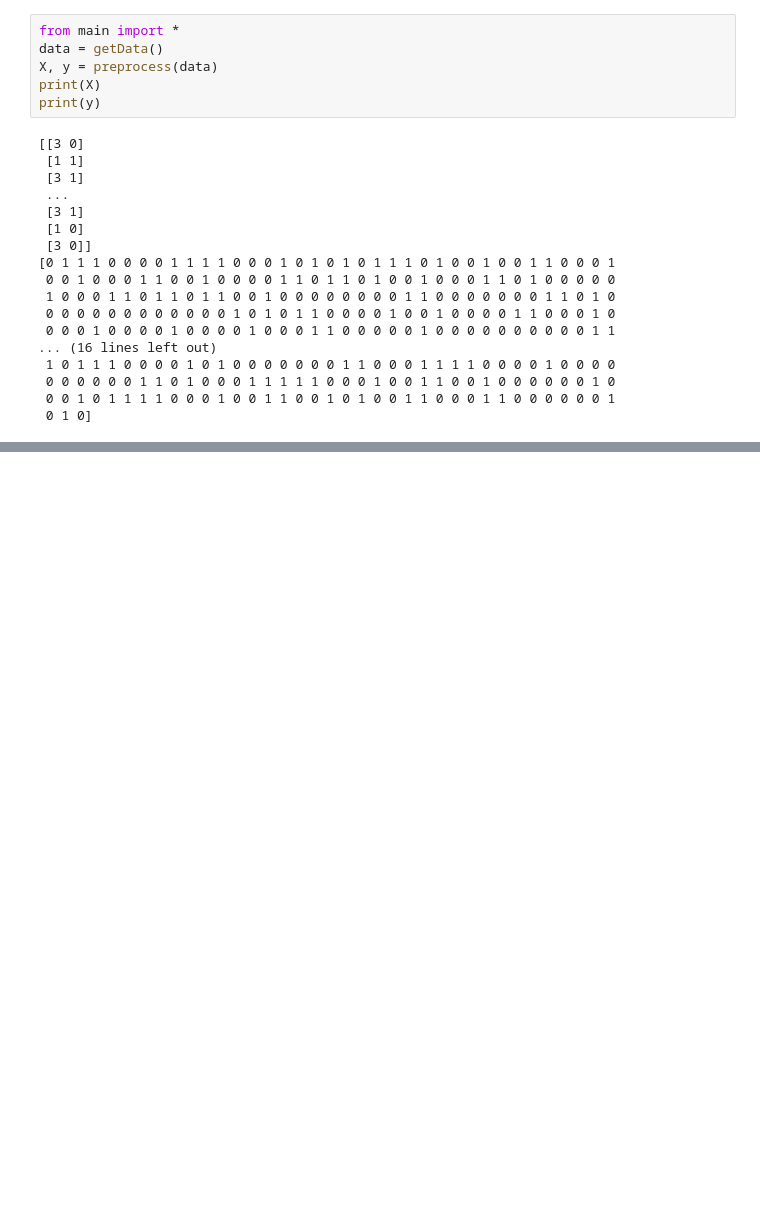
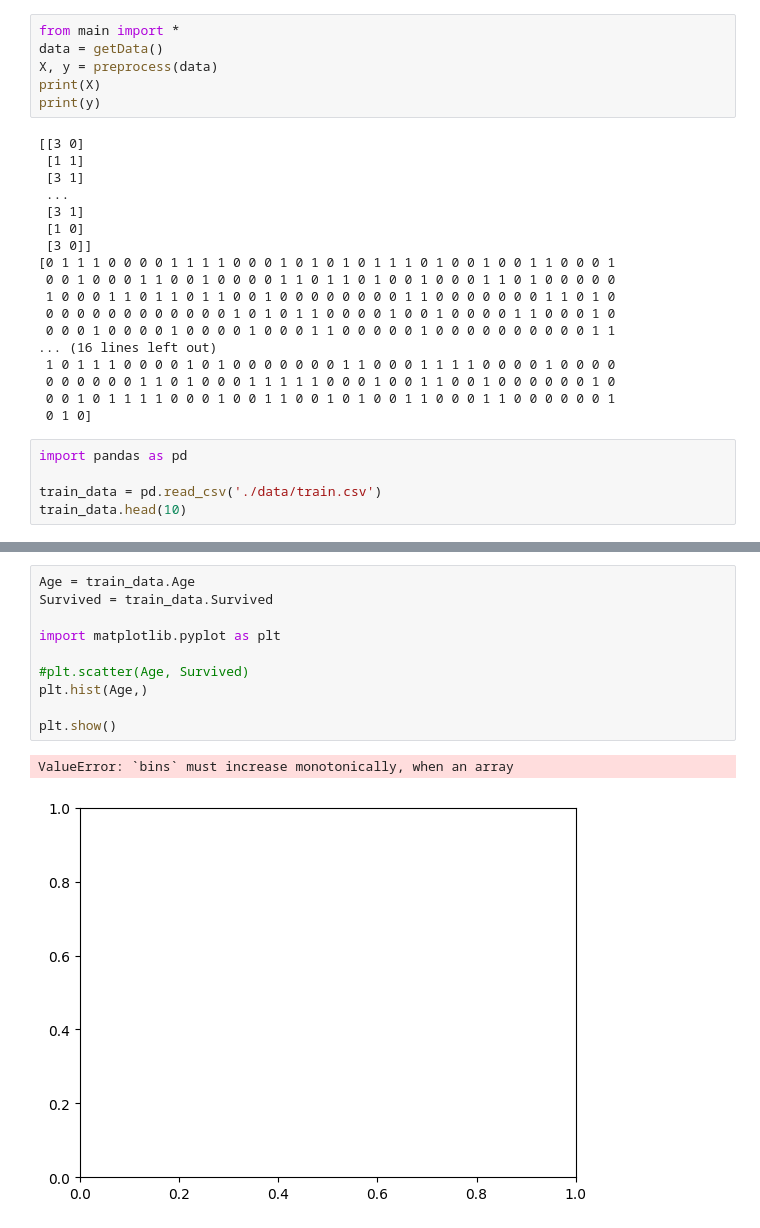
Before and after one commit to dev-onejun/AI-Study, a Jupyter notebook: kaggle/Titanic/research.ipynb, the cells around one changed output, grey strips where cells are left out. Cells and saved outputs as stored; diff of their text form; blank space fills up the shorter version.

```diff
--- a/kaggle/Titanic/research.ipynb
+++ b/kaggle/Titanic/research.ipynb
@@ -140,3 +140,8 @@ print(y)
  0 0 0 0 0 0 1 1 0 1 0 0 0 1 1 1 1 1 0 0 0 1 0 0 1 1 0 0 1 0 0 0 0 0 0 1 0
  0 0 1 0 1 1 1 1 0 0 0 1 0 0 1 1 0 0 1 0 1 0 0 1 1 0 0 0 1 1 0 0 0 0 0 0 1
  0 1 0]
+# %%
+import pandas as pd
+
+train_data = pd.read_csv('./data/train.csv')
+train_data.head(10)
@@ -142,0 +168,13 @@ print(y)
+# %%
+Age = train_data.Age
+Survived = train_data.Survived
+
+import matplotlib.pyplot as plt
+
+#plt.scatter(Age, Survived)
+plt.hist(Age,)
+
+plt.show()
+# %% [output]
+ValueError: `bins` must increase monotonically, when an array
+[figure, added]
```
Also changed, not shown: parts of 2 cells of this notebook, 2 other files.
